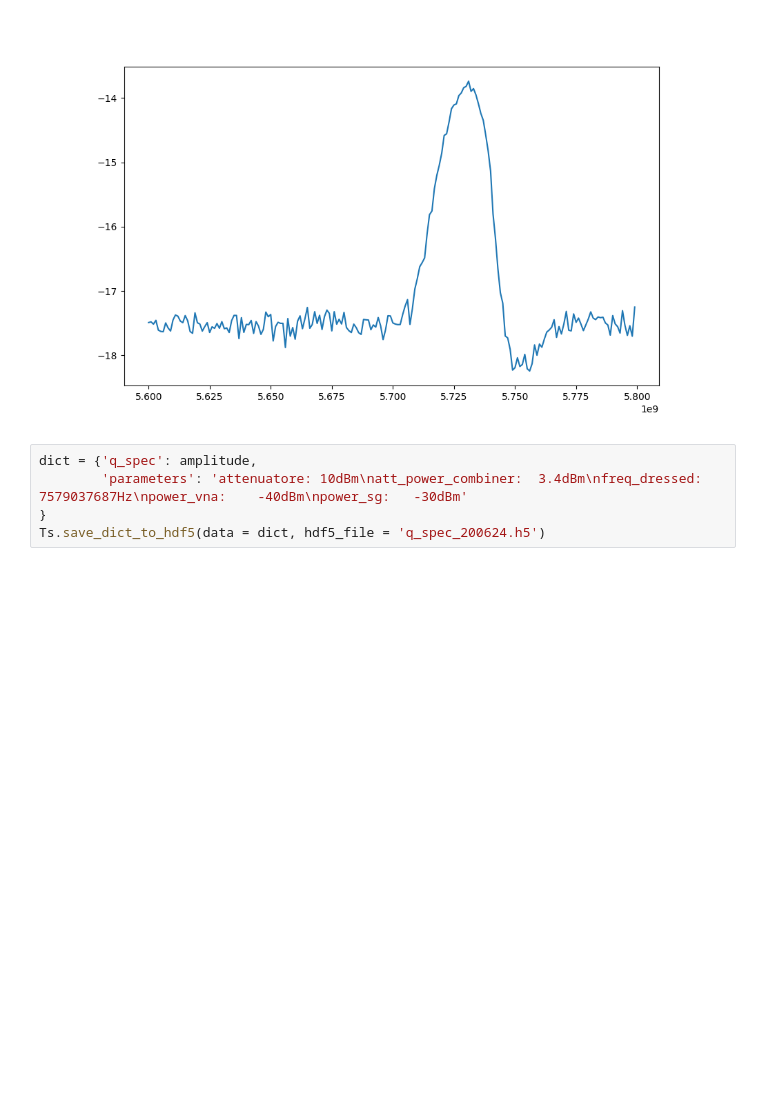
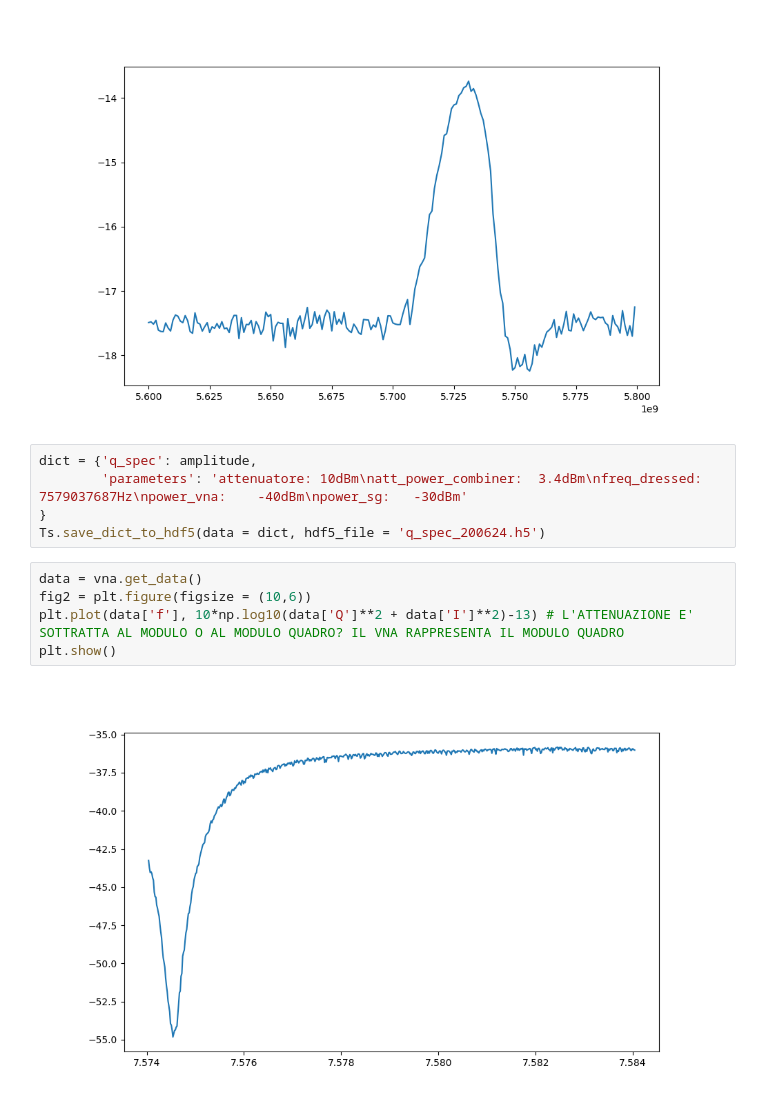
Before and after one commit to biqute/QTLab2324, a Jupyter notebook: PAandQubit/Instruments/network/VNA/Q_spec.ipynb, the cells around one changed output. Cells and saved outputs as stored; diff of their text form; blank space fills up the shorter version.

```diff
--- a/PAandQubit/Instruments/network/VNA/Q_spec.ipynb
+++ b/PAandQubit/Instruments/network/VNA/Q_spec.ipynb
@@ -79,3 +82,10 @@ dict = {'q_spec': amplitude,
         'parameters': 'attenuatore: 10dBm\natt_power_combiner:  3.4dBm\nfreq_dressed:   7579037687Hz\npower_vna:    -40dBm\npower_sg:   -30dBm'
 }
 Ts.save_dict_to_hdf5(data = dict, hdf5_file = 'q_spec_200624.h5')
+# %%
+data = vna.get_data()
+fig2 = plt.figure(figsize = (10,6))
+plt.plot(data['f'], 10*np.log10(data['Q']**2 + data['I']**2)-13) # L'ATTENUAZIONE E' SOTTRATTA AL MODULO O AL MODULO QUADRO? IL VNA RAPPRESENTA IL MODULO QUADRO
+plt.show()
+# %% [output]
+[figure, added]
```
Also changed, not shown: parts of 3 cells of this notebook, 1 other file.
